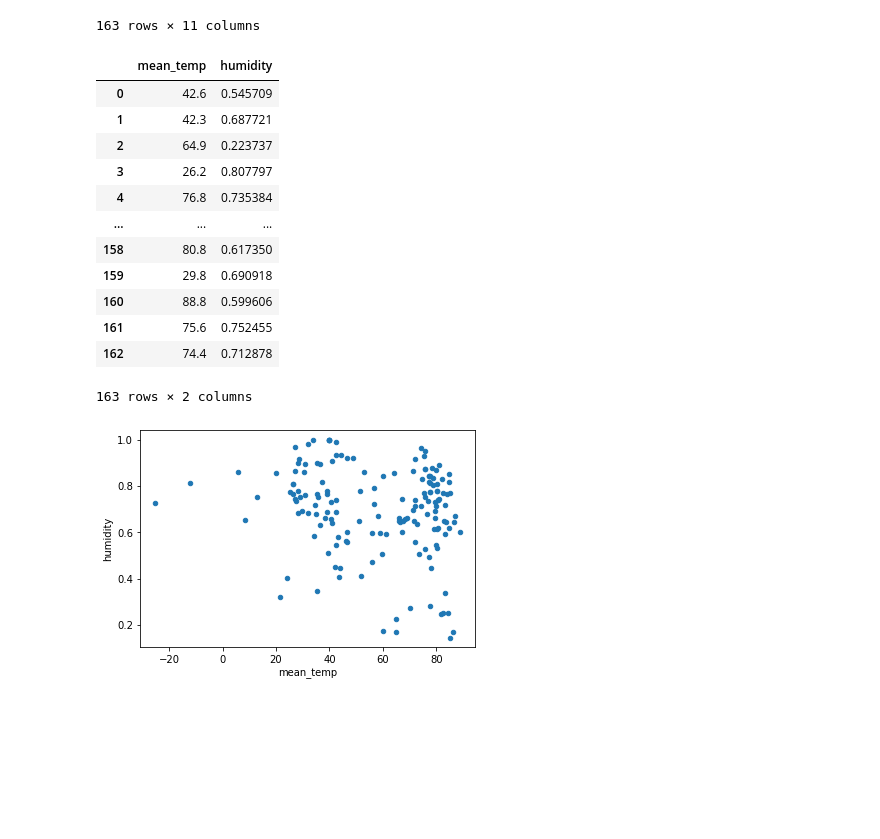
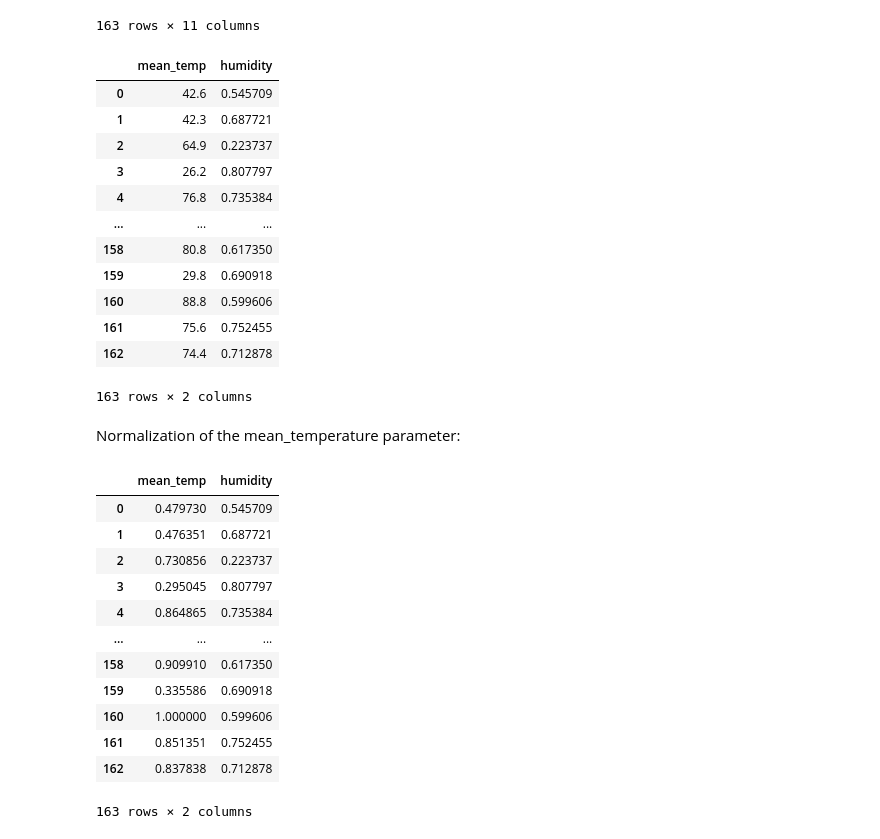
Before and after one commit to Sargazzo/DBM2, a Jupyter notebook: Weather Clusters.ipynb, the cells around one changed output. Drawn from its saved outputs; the diff is of its cells as text; code cells hidden in the pictures; blank space fills up the shorter version.

```diff
--- a/Weather Clusters.ipynb
+++ b/Weather Clusters.ipynb
@@ -149,9 +151,9 @@ data
 # %%
 from sklearn.cluster import DBSCAN
 import numpy as np
+from sklearn import preprocessing
 
 data2d = data.drop(['Place','min_temp','max_temp','pressure','sea_level','dew_point','wind_speed','precipitation','fog'],axis=1)
-data2d.plot.scatter(x='mean_temp',y='humidity')
 data2d
 # %% [output]
 |  | mean_temp | humidity |
@@ -167,4 +169,23 @@ data2d
 | 161 | 75.6 | 0.752455 |
 | 162 | 74.4 | 0.712878 |
 163 rows × 2 columns
-[figure, removed]
+# %% [markdown]
+Normalization of the mean_temperature parameter:
+# %%
+data2d['mean_temp'] = data2d['mean_temp']/data2d['mean_temp'].abs().max()
+
+data2d
+# %% [output]
+|  | mean_temp | humidity |
+| 0 | 0.479730 | 0.545709 |
+| 1 | 0.476351 | 0.687721 |
+| 2 | 0.730856 | 0.223737 |
+| 3 | 0.295045 | 0.807797 |
+| 4 | 0.864865 | 0.735384 |
+| ... | ... | ... |
+| 158 | 0.909910 | 0.617350 |
+| 159 | 0.335586 | 0.690918 |
+| 160 | 1.000000 | 0.599606 |
+| 161 | 0.851351 | 0.752455 |
+| 162 | 0.837838 | 0.712878 |
+163 rows × 2 columns
```
Also changed, not shown: parts of 5 cells of this notebook.
